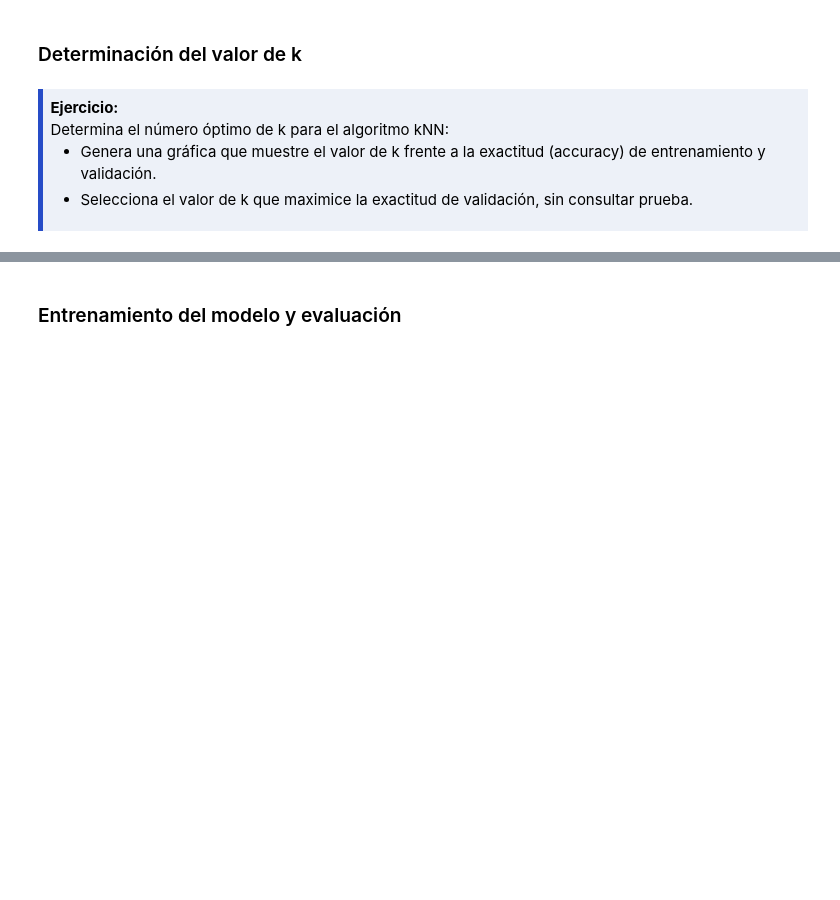
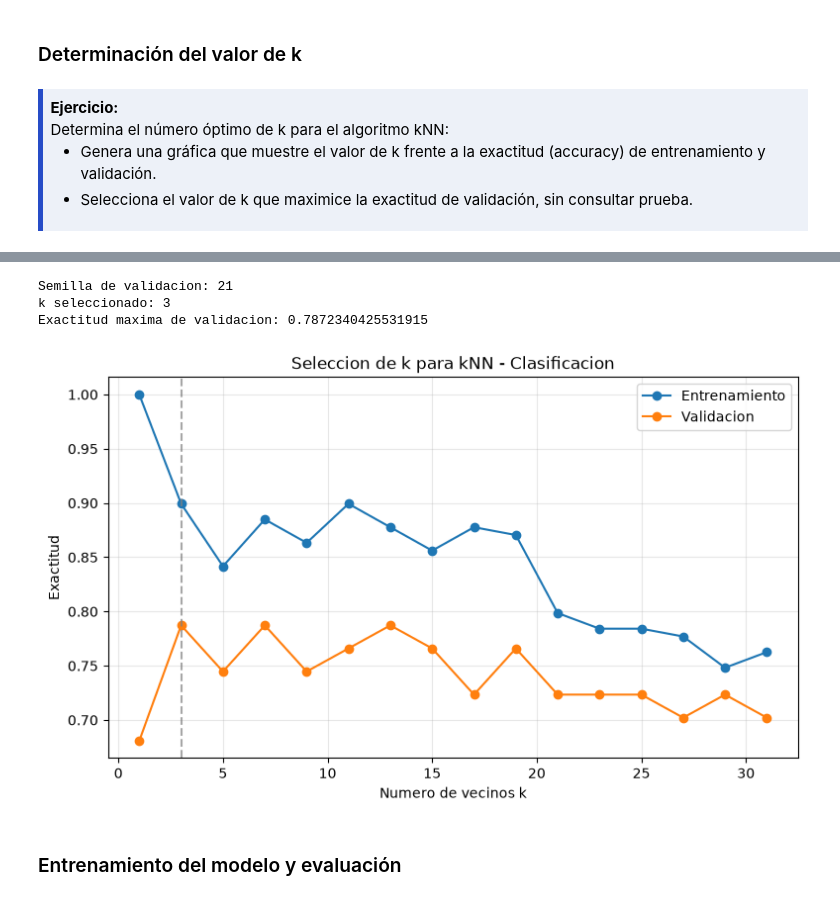
Before and after one commit to juanfercaicedo/AprendizajeAutomaticoInicial, a Jupyter notebook: Deber/05-kNN.ipynb, the cells around one changed output, grey strips where cells are left out. Cells and saved outputs as stored; diff of their text form; code cells hidden in the pictures; blank space fills up the shorter version.

```diff
--- a/Deber/05-kNN.ipynb
+++ b/Deber/05-kNN.ipynb
@@ -118,3 +178,37 @@ drop_cols_clf = [
+# %%
+X_train_t_clf = preprocessor_clf.fit_transform(X_train_clf)
+X_val_t_clf = preprocessor_clf.transform(X_val_clf)
+
+k_values = list(range(1, 32, 2))
+train_accuracy = []
+val_accuracy = []
+
+for k in k_values:
+    model = KNeighborsClassifier(n_neighbors=k)
+    model.fit(X_train_t_clf, y_train_clf)
+    train_accuracy.append(accuracy_score(y_train_clf, model.predict(X_train_t_clf)))
+    val_accuracy.append(accuracy_score(y_val_clf, model.predict(X_val_t_clf)))
+
+best_k_clf = k_values[int(np.argmax(val_accuracy))]
+print('Semilla de validacion:', SEED_VALIDACION)
+print('k seleccionado:', best_k_clf)
+print('Exactitud maxima de validacion:', max(val_accuracy))
+
+plt.figure(figsize=(9, 5))
+plt.plot(k_values, train_accuracy, marker='o', label='Entrenamiento')
+plt.plot(k_values, val_accuracy, marker='o', label='Validacion')
+plt.axvline(best_k_clf, color='gray', linestyle='--', alpha=0.7)
+plt.xlabel('Numero de vecinos k')
+plt.ylabel('Exactitud')
+plt.title('Seleccion de k para kNN - Clasificacion')
+plt.legend()
+plt.grid(alpha=0.3)
+plt.show()
+# %% [output]
+Semilla de validacion: 21
+k seleccionado: 3
+Exactitud maxima de validacion: 0.7872340425531915
+[figure, added]
 # %% [markdown]
 
 ### <font color='264CC7'> Entrenamiento del modelo y evaluación </font>
```
Also changed, not shown: parts of 8 cells of this notebook.
